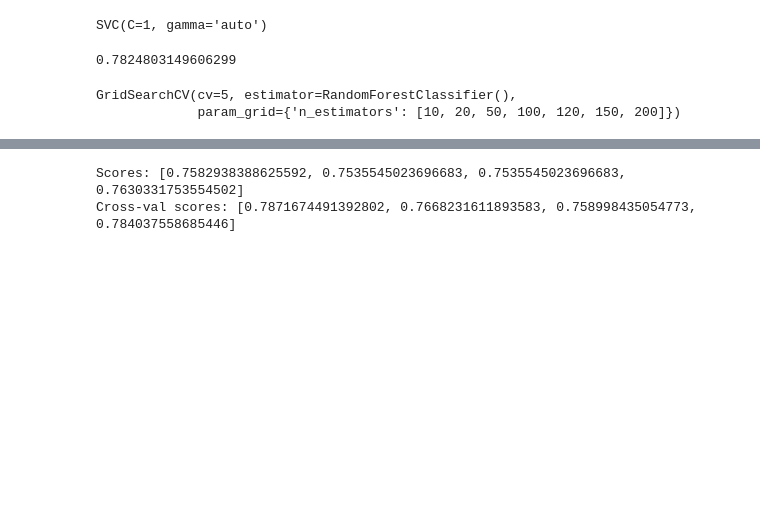
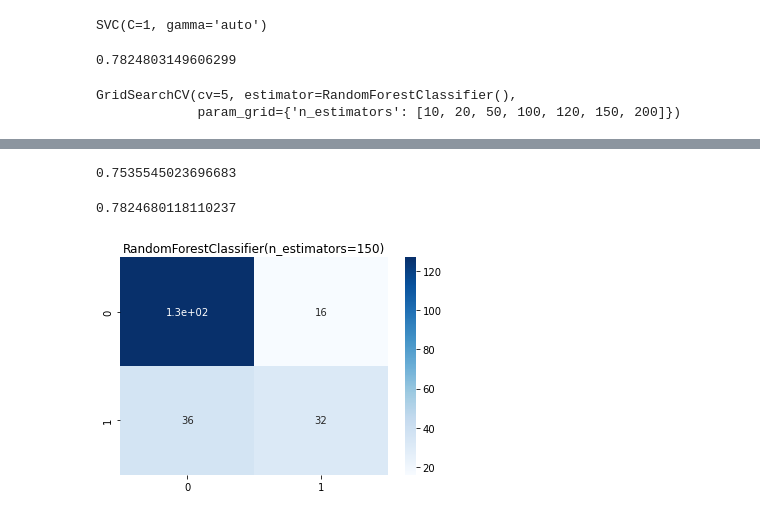
Before and after one commit to kevoinno/data-science-projects, a Jupyter notebook: diabetes-analysis/diabetes-analysis.ipynb, the cells around one changed output, grey strips where cells are left out. Saved outputs shown, nothing was run; the diff lists cells and outputs as text; code cells hidden in the pictures; blank space fills up the shorter version.

```diff
--- a/diabetes-analysis/diabetes-analysis.ipynb
+++ b/diabetes-analysis/diabetes-analysis.ipynb
@@ -264,11 +260,18 @@ clf.best_score_
 # %%
 final_model = RandomForestClassifier(n_estimators=150)
 test_model(final_model, X_train, y_train, X_test, y_test)
-# %%
-display_scores(scores, cross_val_scores)
-# %% [output]
-Scores: [0.7582938388625592, 0.7535545023696683, 0.7535545023696683, 0.7630331753554502]
-Cross-val scores: [0.7871674491392802, 0.7668231611893583, 0.758998435054773, 0.784037558685446]
+# %%
+final_model.score(X_test, y_test)
+# %% [output]
+0.7535545023696683
+# %%
+cross_val_score(final_model, X_scaled, y).mean()
+# %% [output]
+0.7824680118110237
+# %%
+cf_matrix(final_model)
+# %% [output]
+[figure, added]
 # %%
 #feature importance
 feature_importances = clf.best_estimator_.feature_importances_
```
Also changed, not shown: parts of 7 cells of this notebook.
